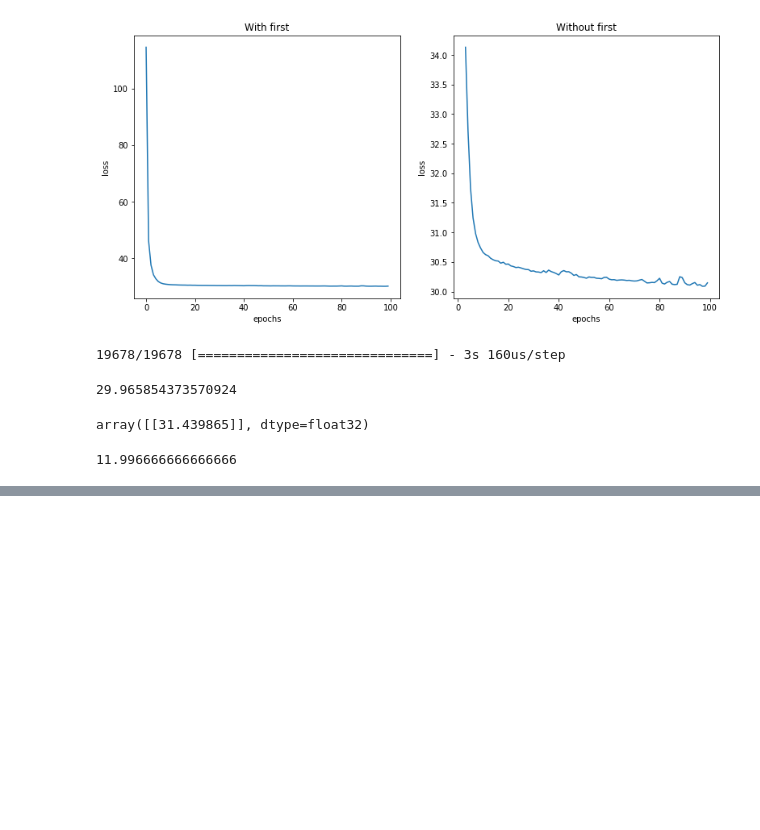
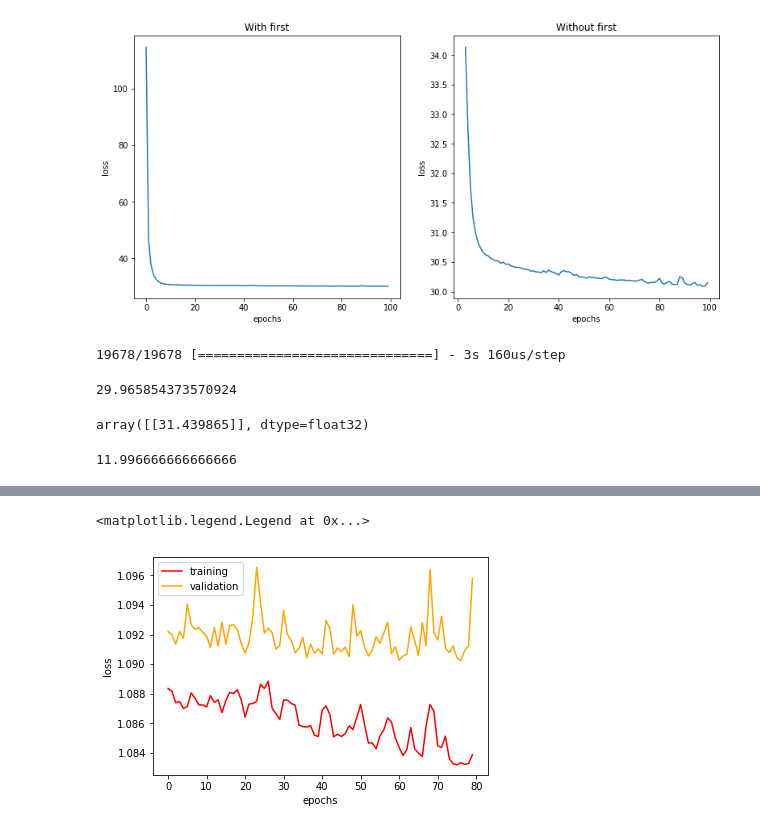
Before and after one commit to Pljosan/MLseminarski, a Jupyter notebook: Prediction.ipynb, the cells around one changed output, grey strips where cells are left out. Cells and saved outputs as stored; diff of their text form; code cells hidden in the pictures; blank space fills up the shorter version.

```diff
--- a/Prediction.ipynb
+++ b/Prediction.ipynb
@@ -249,8 +289,8 @@ data = data.dropna(subset=['duration', 'end_station_id_distance', 'start_station
 # %%
-x_train, x_test, y_train, y_test = model_selection.train_test_split(data.drop(columns=['duration']), data['duration'], test_size = 0.33, random_state = 42, stratify = data['duration'])
+x_train, x_test, y_train, y_test = model_selection.train_test_split(x, y, test_size = 0.1, random_state = 42, stratify = data['duration'])
 # %%
 number_of_features = x_train.shape[1]
-output_size = 1
+output_size = y.shape[1]
 # %%
 model = Sequential()
 # %%
@@ -264,7 +304,7 @@ model.add(Dense(units = 100, activation = 'relu'))
 # %%
 model.add(Dense(units = output_size, activation = 'sigmoid'))
 # %%
-model.compile(optimizer='adam', loss=losses.binary_crossentropy, metrics=['accuracy'])
+model.compile(optimizer='adam', loss=losses.categorical_crossentropy, metrics=['accuracy'])
 # %%
 model.summary()
 # %% [output]
@@ -286,5 +326,5 @@ Trainable params: 356,901
 Non-trainable params: 0
 _________________________________________________________________
 # %%
-history = model.fit(x_train, y_train, epochs= 30, batch_size=2000, verbose=1, validation_split=0.2)
+history = model.fit(x_train, y_train, epochs=80, batch_size=5500, verbose=1, validation_split=0.2)
 # %% [output]
@@ -293,0 +348,14 @@ ValueError: could not convert string to float: between
+# %%
+epochs = history.epoch
+
+loss = history.history['loss']
+validation_loss = history.history['val_loss']
+
+plt.xlabel('epochs')
+plt.ylabel('loss')
+plt.plot(epochs, loss, c='red', label='training')
+plt.plot(epochs, validation_loss, c='orange', label='validation')
+plt.legend(loc='best')
+# %% [output]
+<matplotlib.legend.Legend at 0x...>
+[figure, added]
```
Also changed, not shown: parts of 12 cells of this notebook.
